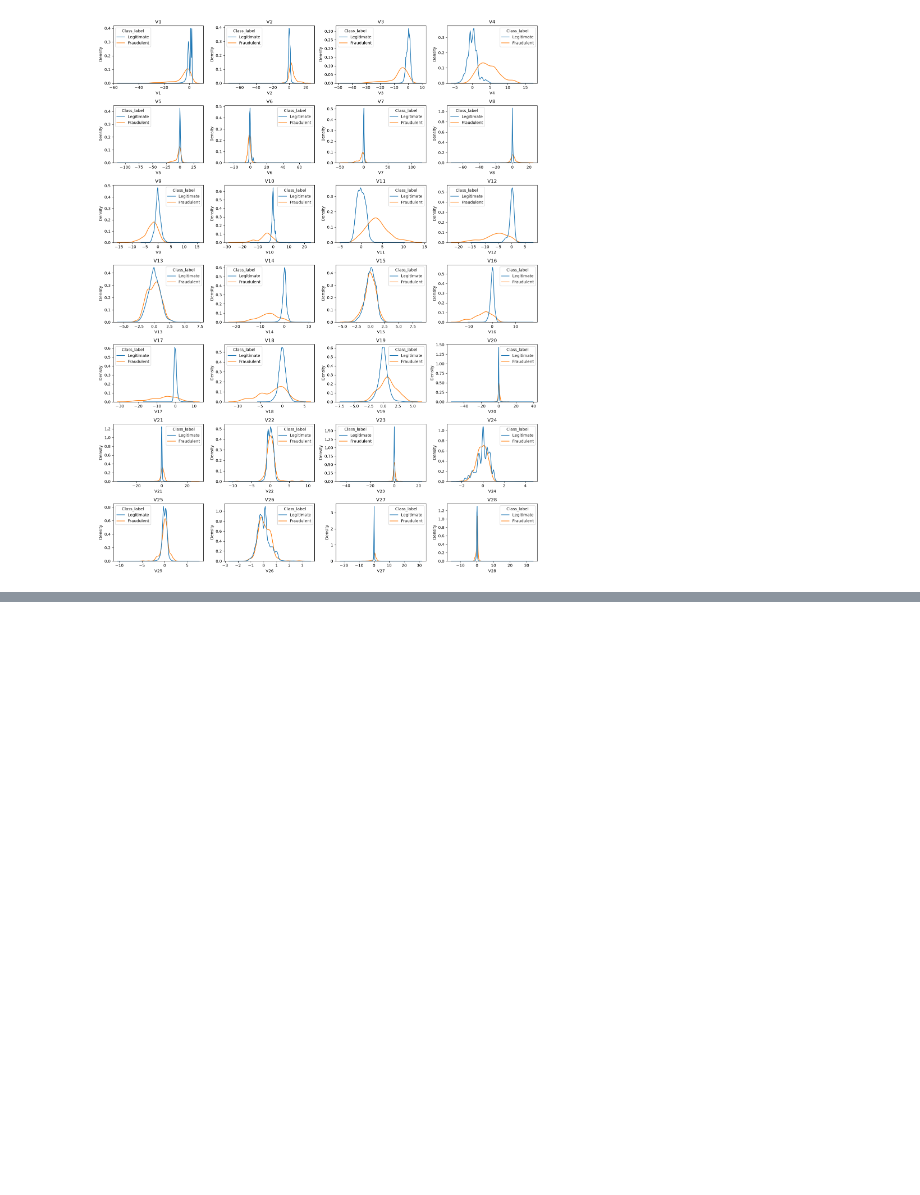
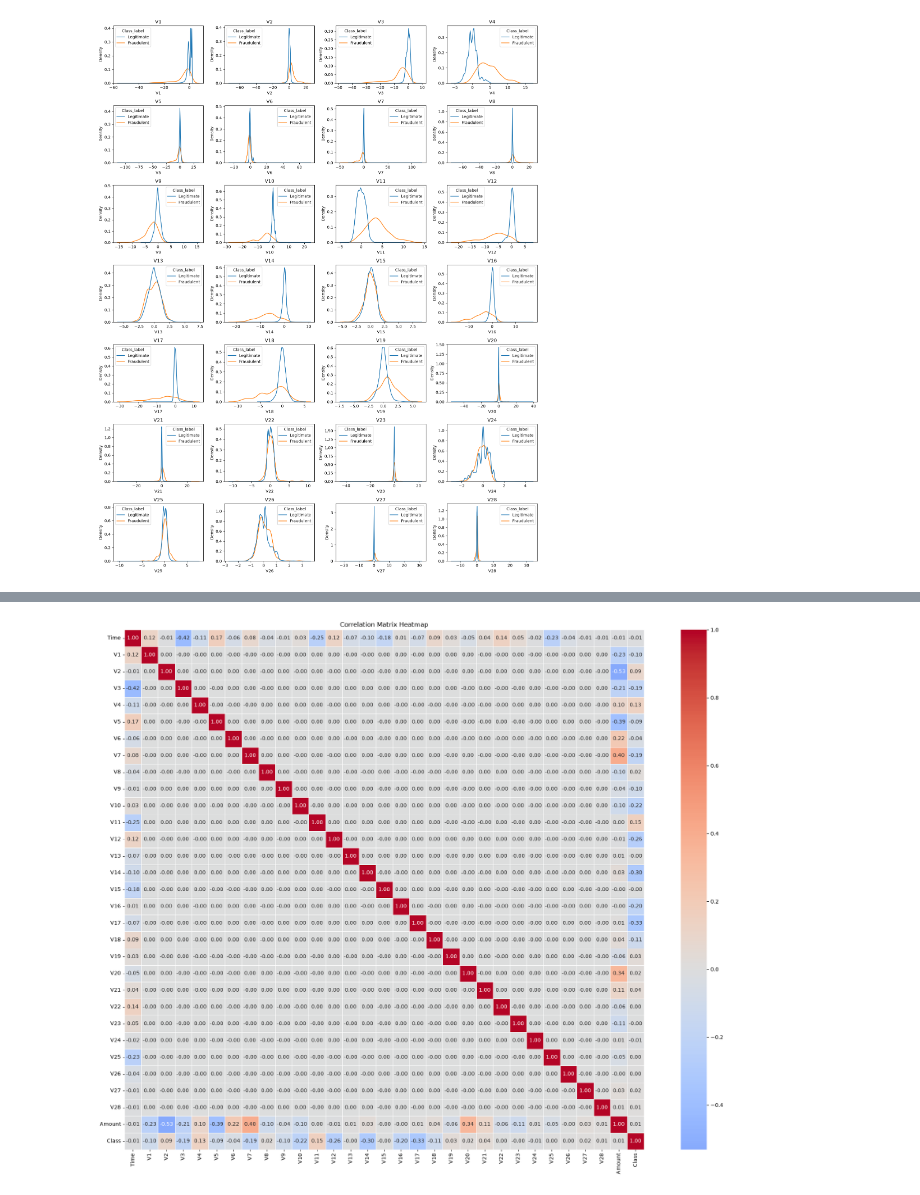
Before and after one commit to KevJoss/Machine-learning-course-Yachay, a Jupyter notebook: credit_card_fraud_detection_implementation/main.ipynb, the cells around one changed output, grey strips where cells are left out. Saved outputs shown, nothing was run; the diff lists cells and outputs as text; code cells hidden in the pictures; blank space fills up the shorter version.

Commit message:
feat: initialize credit card fraud detection notebook with initial EDA and data quality assessment

```diff
--- a/credit_card_fraud_detection_implementation/main.ipynb
+++ b/credit_card_fraud_detection_implementation/main.ipynb
@@ -280,0 +279,4 @@ Plotting the distribution of each V variable separately for the legitimate and f
+# %%
+corr_matrix = raw_creditcard_df.corr()
+
+corr_matrix
@@ -280,0 +302,18 @@ Plotting the distribution of each V variable separately for the legitimate and f
+# %%
+plt.figure(figsize=(20,15))
+
+sns.heatmap(
+    corr_matrix,
+    annot=True,
+    cmap="coolwarm",
+    fmt=".2f",
+    center=0,
+    square=True,
+    linewidths=0.5
+)
+
+plt.title("Correlation Matrix Heatmap")
+plt.tight_layout()
+plt.show()
+# %% [output]
+[figure, added]
```
Also changed, not shown: parts of 27 cells of this notebook.
